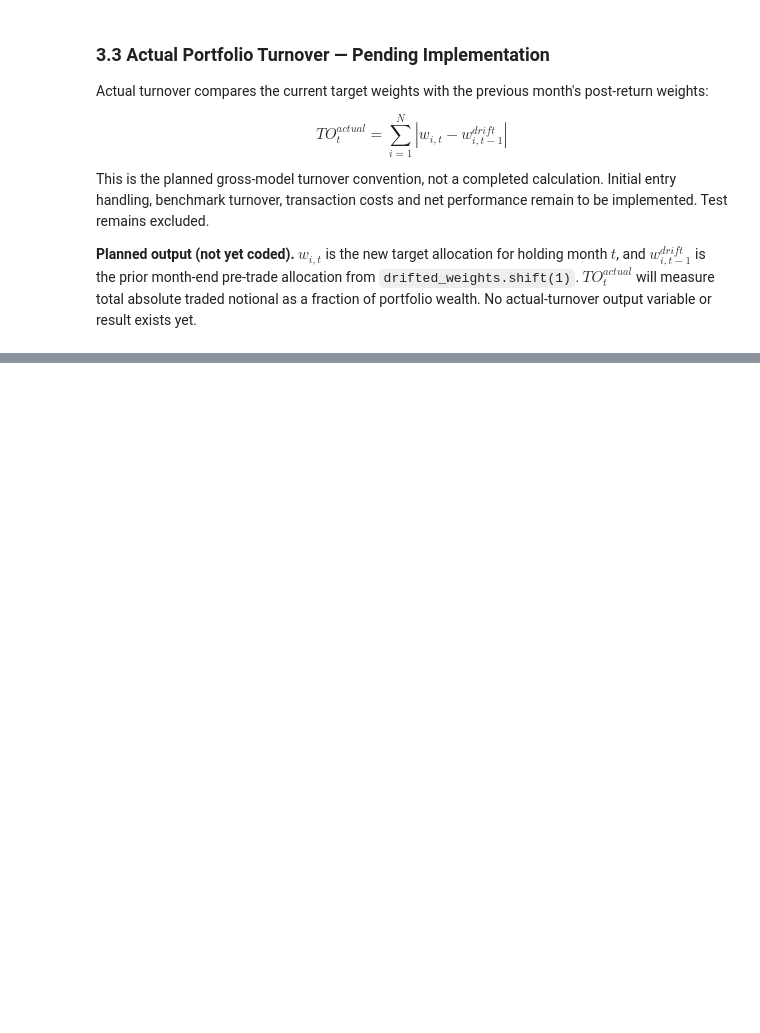
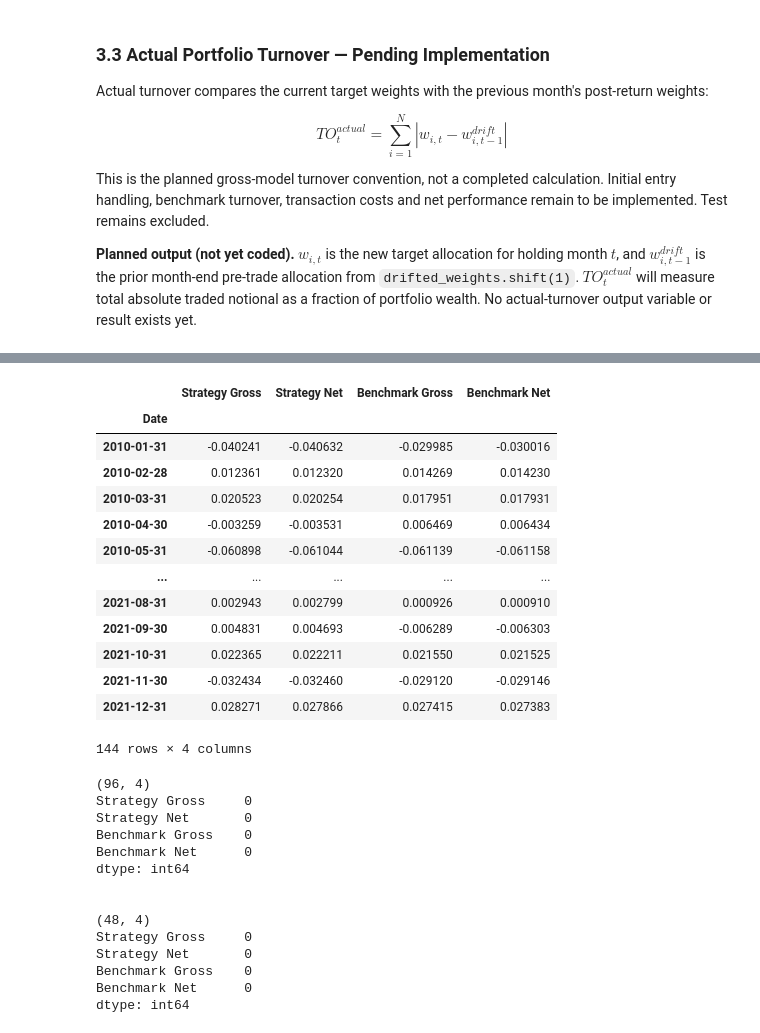
Before and after one commit to KenaelMartini/time-series-momentum-research, a Jupyter notebook: notebooks/3E_03_transaction_costs.ipynb, the cells around one changed output, grey strips where cells are left out. Saved outputs shown, nothing was run; the diff lists cells and outputs as text; code cells hidden in the pictures; blank space fills up the shorter version.

```diff
--- a/notebooks/3E_03_transaction_costs.ipynb
+++ b/notebooks/3E_03_transaction_costs.ipynb
@@ -247,0 +451,7 @@ This is the planned gross-model turnover convention, not a completed calculation
+# %%
+net_portfolio_returns = gross_portfolio_returns - strategy_transaction_cost
+
+net_benchmark_returns = benchmark_returns - benchmark_transaction_cost
+
+print((net_portfolio_returns <= gross_portfolio_returns).loc["2010":"2021"].all())
+print((net_benchmark_returns <= benchmark_returns).loc["2010":"2021"].all())
@@ -247,0 +478,49 @@ This is the planned gross-model turnover convention, not a completed calculation
+# %%
+performance_returns = pd.DataFrame({
+    "Strategy Gross" : gross_portfolio_returns,
+    "Strategy Net" : net_portfolio_returns,
+    "Benchmark Gross" : benchmark_returns,
+    "Benchmark Net" : net_benchmark_returns
+})
+
+display(performance_returns.loc["2010":"2021"])
+
+train_returns = performance_returns.loc["2010":"2017"]
+validation_returns = performance_returns.loc["2018":"2021"]
+
+print(train_returns.shape)
+print(train_returns.isna().sum())
+
+print("\n")
+
+print(validation_returns.shape)
+print(validation_returns.isna().sum())
+# %% [output]
+|  | Strategy Gross | Strategy Net | Benchmark Gross | Benchmark Net |
+| Date |  |  |  |  |
+| 2010-01-31 | -0.040241 | -0.040632 | -0.029985 | -0.030016 |
+| 2010-02-28 | 0.012361 | 0.012320 | 0.014269 | 0.014230 |
+| 2010-03-31 | 0.020523 | 0.020254 | 0.017951 | 0.017931 |
+| 2010-04-30 | -0.003259 | -0.003531 | 0.006469 | 0.006434 |
+| 2010-05-31 | -0.060898 | -0.061044 | -0.061139 | -0.061158 |
+| ... | ... | ... | ... | ... |
+| 2021-08-31 | 0.002943 | 0.002799 | 0.000926 | 0.000910 |
+| 2021-09-30 | 0.004831 | 0.004693 | -0.006289 | -0.006303 |
+| 2021-10-31 | 0.022365 | 0.022211 | 0.021550 | 0.021525 |
+| 2021-11-30 | -0.032434 | -0.032460 | -0.029120 | -0.029146 |
+| 2021-12-31 | 0.028271 | 0.027866 | 0.027415 | 0.027383 |
+144 rows × 4 columns
+(96, 4)
+Strategy Gross     0
+Strategy Net       0
+Benchmark Gross    0
+Benchmark Net      0
+dtype: int64
+
+
+(48, 4)
+Strategy Gross     0
+Strategy Net       0
+Benchmark Gross    0
+Benchmark Net      0
+dtype: int64
```
Also changed, not shown: parts of 14 cells of this notebook.
